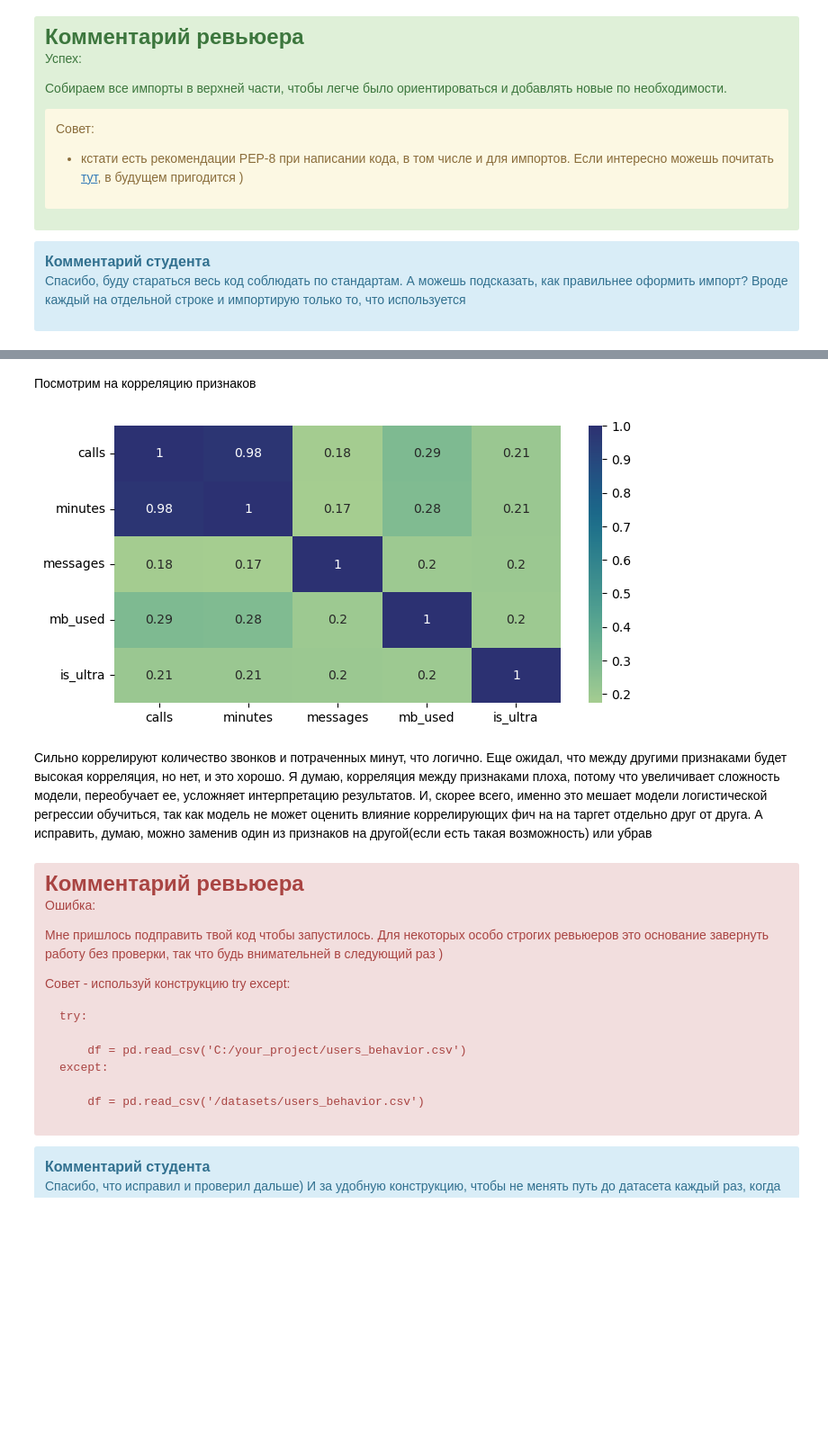
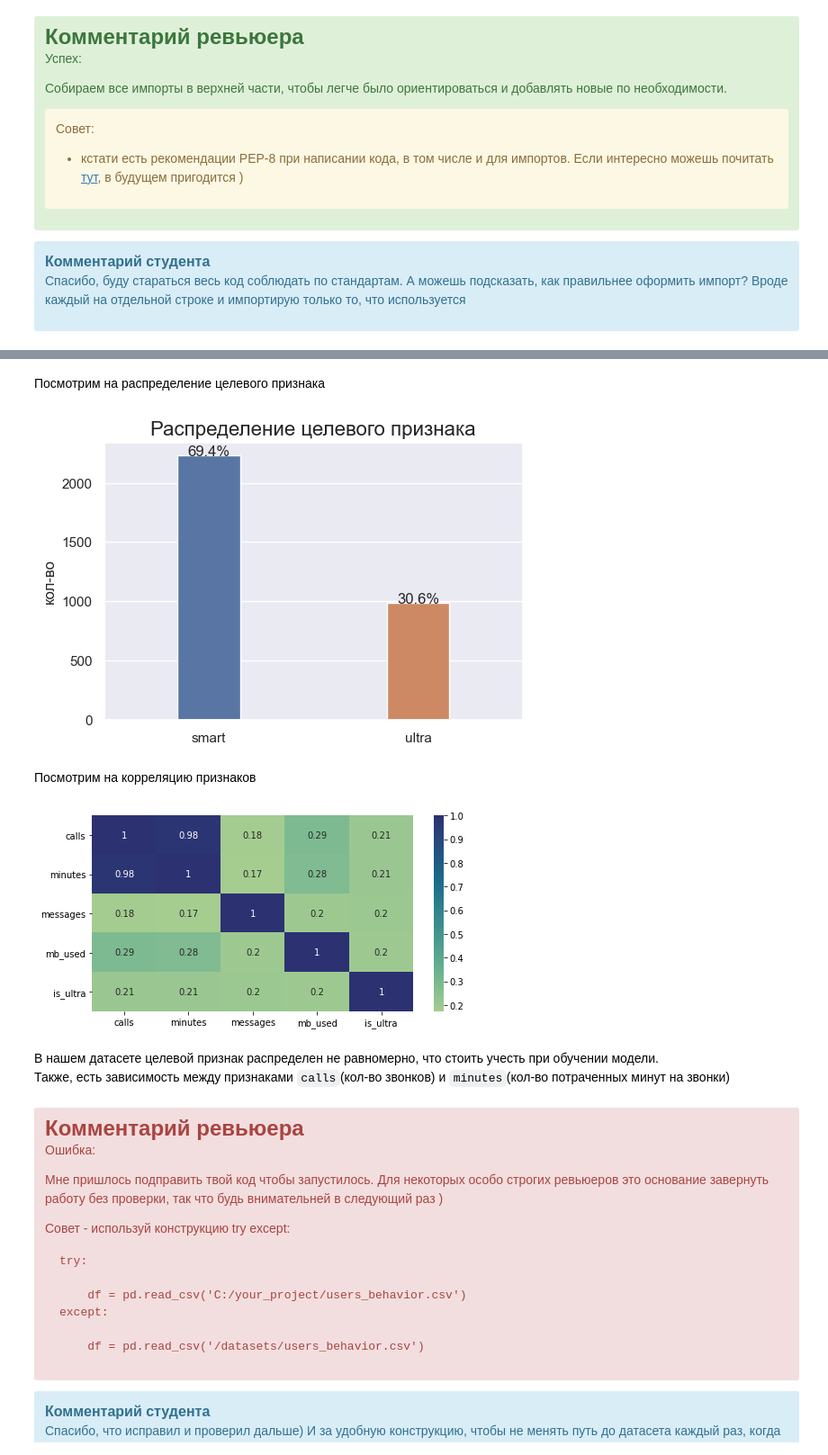
Before and after one commit to alex-blessed/YandexP-projects, a Jupyter notebook: YaTariffs.ipynb, the cells around one changed output, grey strips where cells are left out. Shown: that part at 90% size. Cells and saved outputs as stored; diff of their text form; code cells hidden in the pictures; blank space fills up the shorter version.

```diff
--- a/YaTariffs.ipynb
+++ b/YaTariffs.ipynb
@@ -143,14 +202,35 @@ ultra: 30.65%
+# %% [markdown]
+Посмотрим на распределение целевого признака
+# %%
+sns.set_theme()
+percentage = [len(df[df['is_ultra'] == 0]) / df.shape[0],
+              len(df[df['is_ultra'] == 1]) / df.shape[0]]
+plt.figure(figsize=(6, 4))
+ax = sns.barplot(y=df['is_ultra'].value_counts(),
+                 x=['smart', 'ultra'],
+                 width=0.3)
+plt.title('Распределение целевого признака', fontsize=16)
+plt.ylabel('кол-во')
+
+patches = ax.patches
+for i in range(len(patches)):
+    x = patches[i].get_x() + patches[i].get_width()/2
+    y = patches[i].get_height()+.05
+    ax.annotate('{:.1%}'.format(percentage[i]), (x, y), ha='center')
+plt.show()
+# %% [output]
+[figure, added]
 # %% [markdown]
 Посмотрим на корреляцию признаков
 # %%
-
 plt.figure(figsize=(8,4))
 sns.heatmap(df.corr(), annot=True, cmap='crest')
 plt.show()
 # %% [output]
-[figure, old version]
+[figure, new version]
-# %% [markdown]
-Сильно коррелируют количество звонков и потраченных минут, что логично. Еще ожидал, что между другими признаками будет высокая корреляция, но нет, и это хорошо. Я думаю, корреляция между признаками плоха, потому что увеличивает сложность модели, переобучает ее,  усложняет интерпретацию результатов. И, скорее всего, именно это мешает модели логистической регрессии обучиться, так как модель не может оценить влияние коррелирующих фич на на таргет отдельно друг от друга. А исправить, думаю, можно заменив один из признаков на другой(если есть такая возможность) или убрав
+# %% [markdown]
+В нашем датасете целевой признак распределен не равномерно, что стоить учесть при обучении модели.
+Также, есть зависимость между признаками `calls`(кол-во звонков) и `minutes`(кол-во потраченных минут на звонки)
 # %% [markdown]
 <div class="alert alert-danger">
 <font size="5"><b>Комментарий ревьюера</b></font>
```
Also changed, not shown: parts of 37 cells of this notebook.
